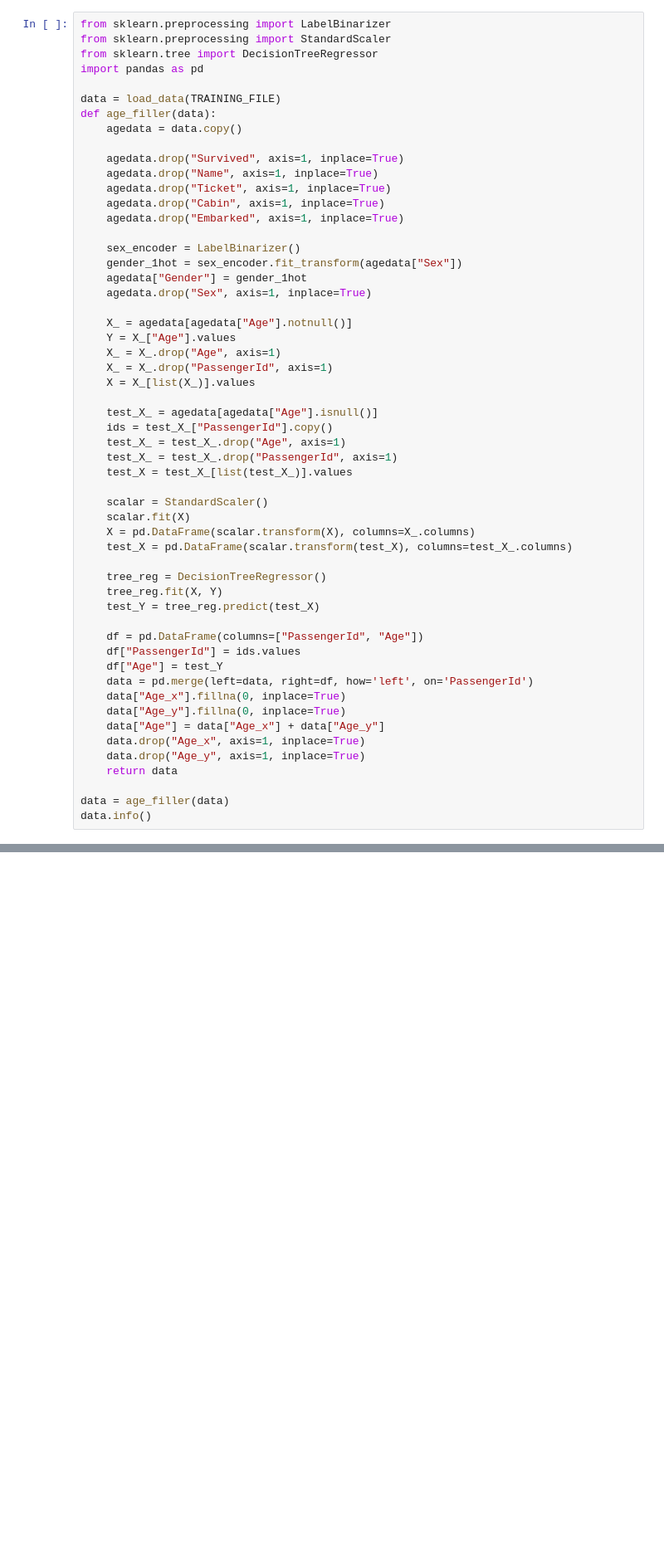
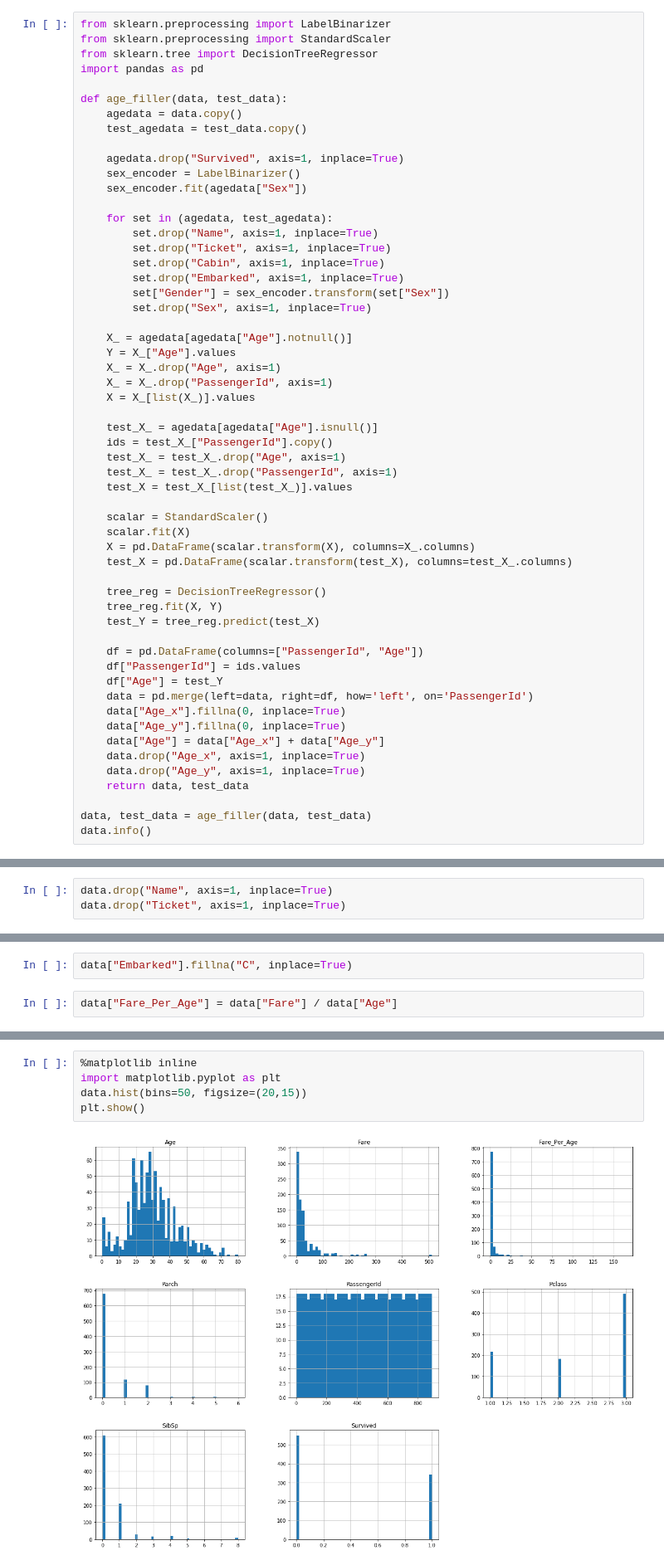
Before and after one commit to yogeshjadhav7/titanic-kaggle, a Jupyter notebook: titanic.ipynb, the cells around one changed output, grey strips where cells are left out. Shown: that part at 83% size. Saved outputs shown, nothing was run; the diff lists cells and outputs as text; blank space fills up the shorter version.

```diff
--- a/titanic.ipynb
+++ b/titanic.ipynb
@@ -27,20 +42,21 @@ from sklearn.preprocessing import StandardScaler
 from sklearn.tree import DecisionTreeRegressor
 import pandas as pd
 
-data = load_data(TRAINING_FILE)
-def age_filler(data):
+def age_filler(data, test_data):
     agedata = data.copy()
+    test_agedata = test_data.copy()
 
     agedata.drop("Survived", axis=1, inplace=True)
-    agedata.drop("Name", axis=1, inplace=True)
-    agedata.drop("Ticket", axis=1, inplace=True)
-    agedata.drop("Cabin", axis=1, inplace=True)
-    agedata.drop("Embarked", axis=1, inplace=True)
+    sex_encoder = LabelBinarizer()
+    sex_encoder.fit(agedata["Sex"])
 
-    sex_encoder = LabelBinarizer()
-    gender_1hot = sex_encoder.fit_transform(agedata["Sex"])
-    agedata["Gender"] = gender_1hot
-    agedata.drop("Sex", axis=1, inplace=True)
+    for set in (agedata, test_agedata):
+        set.drop("Name", axis=1, inplace=True)
+        set.drop("Ticket", axis=1, inplace=True)
+        set.drop("Cabin", axis=1, inplace=True)
+        set.drop("Embarked", axis=1, inplace=True)
+        set["Gender"] = sex_encoder.transform(set["Sex"])
+        set.drop("Sex", axis=1, inplace=True)
 
     X_ = agedata[agedata["Age"].notnull()]
     Y = X_["Age"].values
@@ -72,9 +88,9 @@ def age_filler(data):
     data["Age"] = data["Age_x"] + data["Age_y"]
     data.drop("Age_x", axis=1, inplace=True)
     data.drop("Age_y", axis=1, inplace=True)
-    return data
+    return data, test_data
 
-data = age_filler(data)
+data, test_data = age_filler(data, test_data)
 data.info()
 # %% [output]
 <class 'pandas.core.frame.DataFrame'>
@@ -96,0 +135,3 @@ memory usage: 90.5+ KB
+# %%
+data.drop("Name", axis=1, inplace=True)
+data.drop("Ticket", axis=1, inplace=True)
@@ -96,0 +144,4 @@ memory usage: 90.5+ KB
+# %%
+data["Embarked"].fillna("C", inplace=True)
+# %%
+data["Fare_Per_Age"] = data["Fare"] / data["Age"]
@@ -96,0 +157,7 @@ memory usage: 90.5+ KB
+# %%
+%matplotlib inline
+import matplotlib.pyplot as plt
+data.hist(bins=50, figsize=(20,15))
+plt.show()
+# %% [output]
+[figure, added]
```
Also changed, not shown: parts of 21 cells of this notebook, 1 other file.
